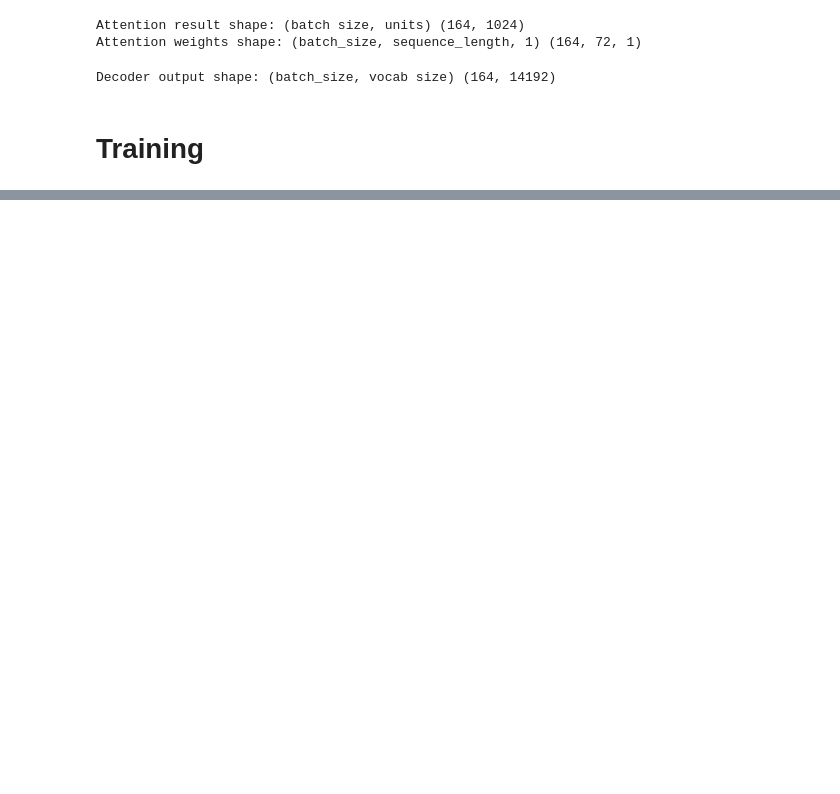
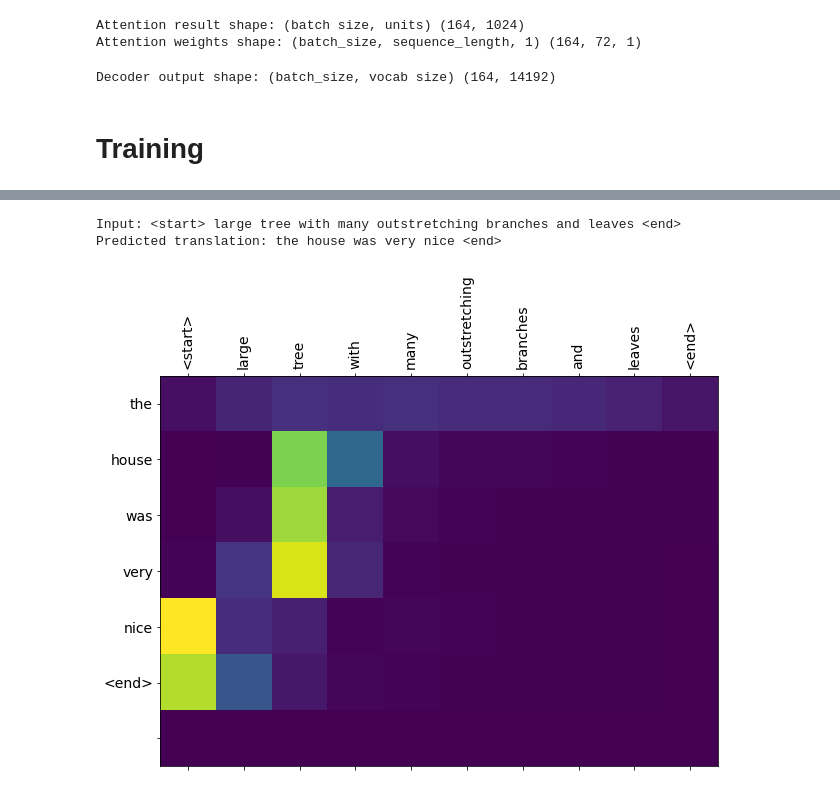
Before and after one commit to woodongk/story-blender, a Jupyter notebook: 2. Seq2Seq with attention - tensorflow.ipynb, the cells around one changed output, grey strips where cells are left out. Saved outputs shown, nothing was run; the diff lists cells and outputs as text; code cells hidden in the pictures; blank space fills up the shorter version.

```diff
--- a/2. Seq2Seq with attention - tensorflow.ipynb
+++ b/2. Seq2Seq with attention - tensorflow.ipynb
@@ -514,0 +594,6 @@ Time taken for 1 epoch 5863.735523700714 sec
+# %%
+generate('large tree with many outstretching branches and leaves')
+# %% [output]
+Input: <start> large tree with many outstretching branches and leaves <end>
+Predicted translation: the house was very nice <end>
+[figure, added]
```
Also changed, not shown: parts of 13 cells of this notebook.
